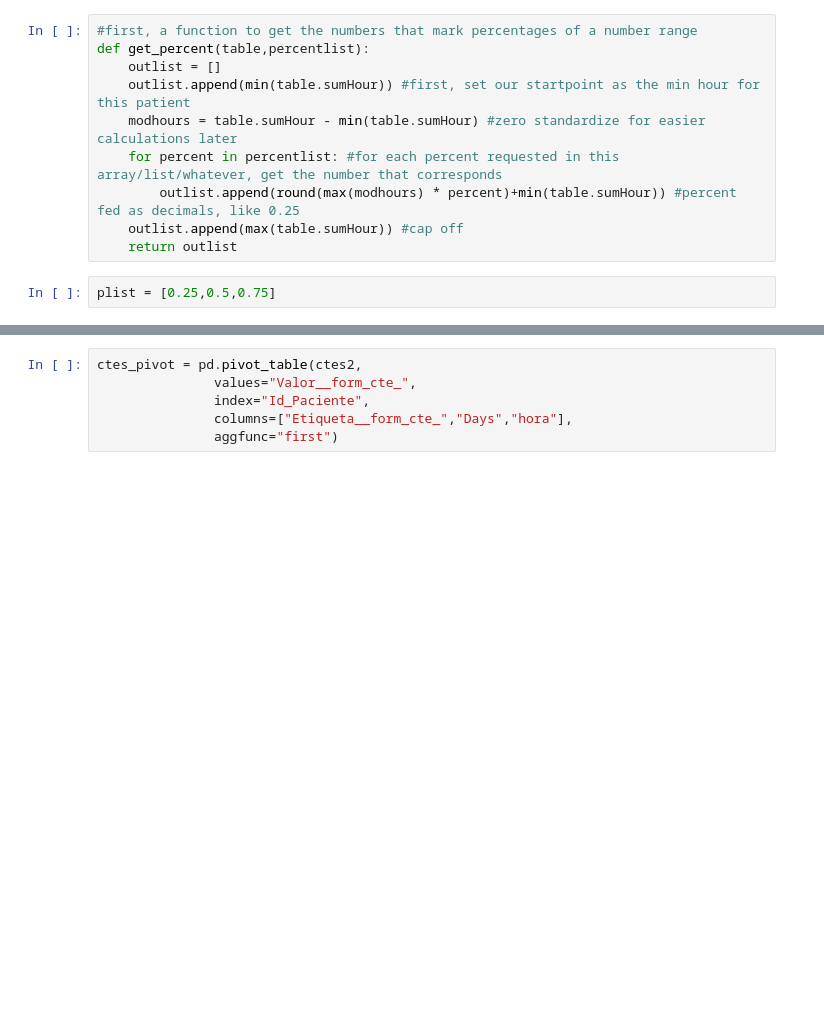
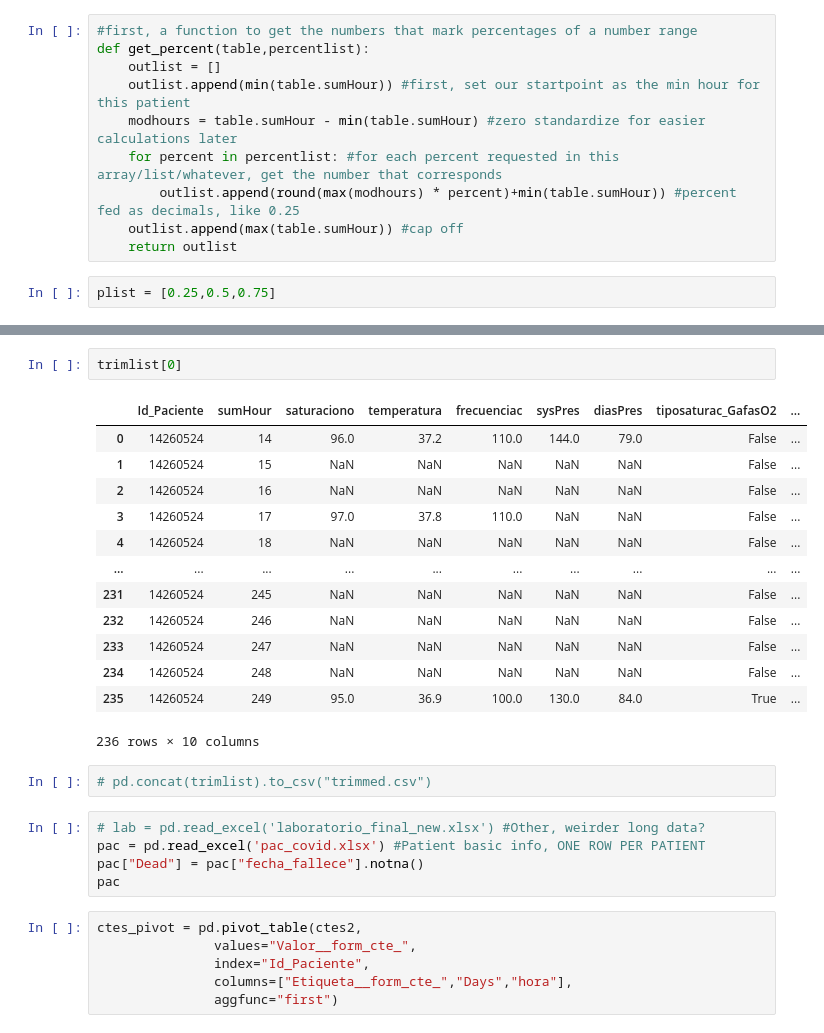
Before and after one commit to sergio-qp/TFM-covid, a Jupyter notebook: tfm_regressions.ipynb, the cells around one changed output, grey strips where cells are left out. Drawn from its saved outputs; the diff is of its cells as text; blank space fills up the shorter version.

```diff
--- a/tfm_regressions.ipynb
+++ b/tfm_regressions.ipynb
@@ -61,3 +109,26 @@ get_percent(trim[0],plist)
+# %%
+trimlist[0]
+# %% [output]
+|  | Id_Paciente | sumHour | saturaciono | temperatura | frecuenciac | sysPres | diasPres | tiposaturac_GafasO2 | ... |
+| 0 | 14260524 | 14 | 96.0 | 37.2 | 110.0 | 144.0 | 79.0 | False | ... |
+| 1 | 14260524 | 15 | NaN | NaN | NaN | NaN | NaN | False | ... |
+| 2 | 14260524 | 16 | NaN | NaN | NaN | NaN | NaN | False | ... |
+| 3 | 14260524 | 17 | 97.0 | 37.8 | 110.0 | NaN | NaN | False | ... |
+| 4 | 14260524 | 18 | NaN | NaN | NaN | NaN | NaN | False | ... |
+| ... | ... | ... | ... | ... | ... | ... | ... | ... | ... |
+| 231 | 14260524 | 245 | NaN | NaN | NaN | NaN | NaN | False | ... |
+| 232 | 14260524 | 246 | NaN | NaN | NaN | NaN | NaN | False | ... |
+| 233 | 14260524 | 247 | NaN | NaN | NaN | NaN | NaN | False | ... |
+| 234 | 14260524 | 248 | NaN | NaN | NaN | NaN | NaN | False | ... |
+| 235 | 14260524 | 249 | 95.0 | 36.9 | 100.0 | 130.0 | 84.0 | True | ... |
+236 rows × 10 columns
+# %%
+# pd.concat(trimlist).to_csv("trimmed.csv")
+# %%
+# lab = pd.read_excel('laboratorio_final_new.xlsx') #Other, weirder long data?
+pac = pd.read_excel('pac_covid.xlsx') #Patient basic info, ONE ROW PER PATIENT
+pac["Dead"] = pac["fecha_fallece"].notna()
+pac
 # %%
 ctes_pivot = pd.pivot_table(ctes2,
                values="Valor__form_cte_",
```
Also changed, not shown: parts of 9 cells of this notebook.
